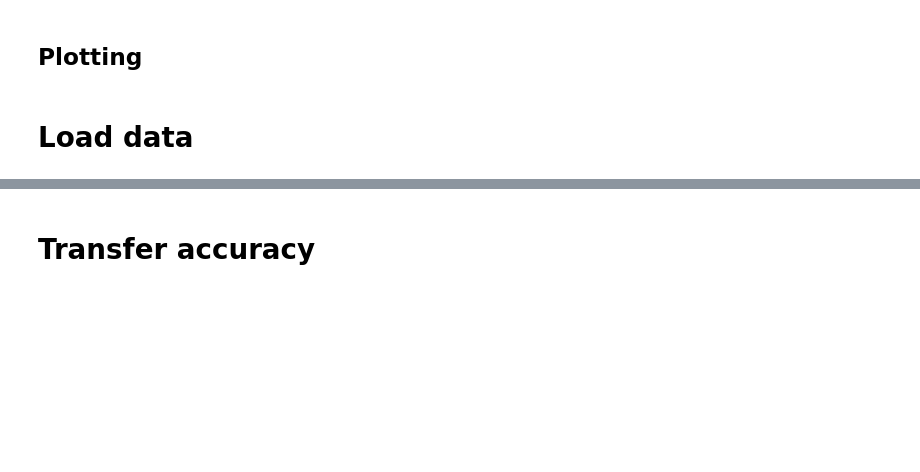
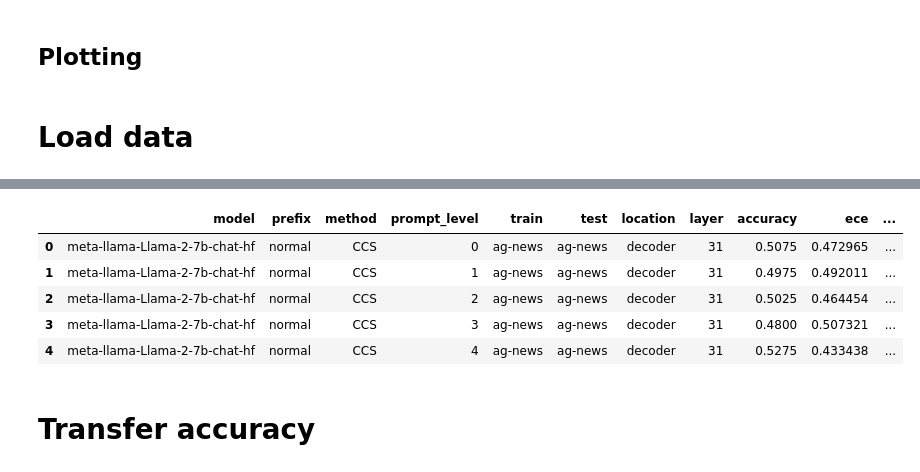
Before and after one commit to ebronstein/Exhaustive-CCS, a Jupyter notebook: plots.ipynb, the cells around one changed output, grey strips where cells are left out. Saved outputs shown, nothing was run; the diff lists cells and outputs as text; code cells hidden in the pictures; blank space fills up the shorter version.

```diff
--- a/plots.ipynb
+++ b/plots.ipynb
@@ -446,3 +442,12 @@ df.query(
+# %%
+df.head()
+# %% [output]
+|  | model | prefix | method | prompt_level | train | test | location | layer | accuracy | ece | ... |
+| 0 | meta-llama-Llama-2-7b-chat-hf | normal | CCS | 0 | ag-news | ag-news | decoder | 31 | 0.5075 | 0.472965 | ... |
+| 1 | meta-llama-Llama-2-7b-chat-hf | normal | CCS | 1 | ag-news | ag-news | decoder | 31 | 0.4975 | 0.492011 | ... |
+| 2 | meta-llama-Llama-2-7b-chat-hf | normal | CCS | 2 | ag-news | ag-news | decoder | 31 | 0.5025 | 0.464454 | ... |
+| 3 | meta-llama-Llama-2-7b-chat-hf | normal | CCS | 3 | ag-news | ag-news | decoder | 31 | 0.4800 | 0.507321 | ... |
+| 4 | meta-llama-Llama-2-7b-chat-hf | normal | CCS | 4 | ag-news | ag-news | decoder | 31 | 0.5275 | 0.433438 | ... |
 # %% [markdown]
 # Transfer accuracy
 # %%
```
Also changed, not shown: parts of 9 cells of this notebook, 2 other files.
